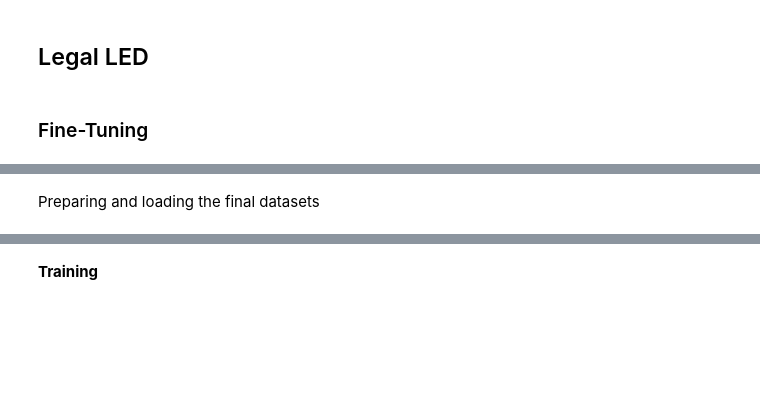
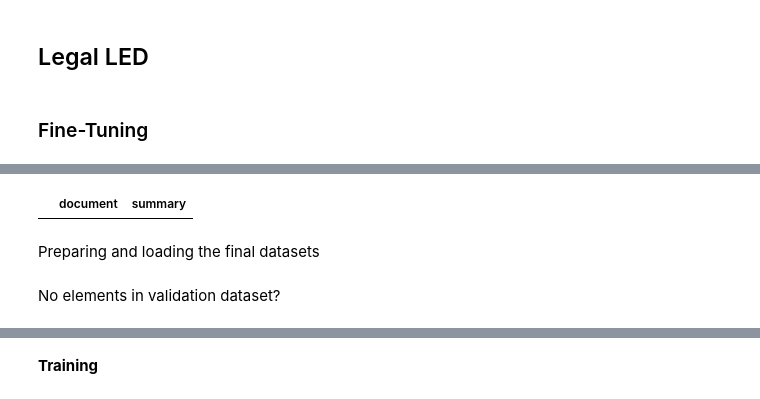
Before and after one commit to kabilan942/Legal, a Jupyter notebook: Indian Legal Abs Ext/LDS.ipynb, the cells around one changed output, grey strips where cells are left out. Cells and saved outputs as stored; diff of their text form; code cells hidden in the pictures; blank space fills up the shorter version.

```diff
--- a/Indian Legal Abs Ext/LDS.ipynb
+++ b/Indian Legal Abs Ext/LDS.ipynb
@@ -614,3 +650,7 @@ val_dataset = Dataset.from_pandas(val_df)
+# %%
+val_df.head()
+# %% [output]
+|  | document | summary |
 # %% [markdown]
 Preparing and loading the final datasets
 # %%
@@ -651 +706,3 @@ def process_data_to_model_inputs(batch):
+# %% [markdown]
+No elements in validation dataset?
 # %%
```
Also changed, not shown: parts of 17 cells of this notebook.
